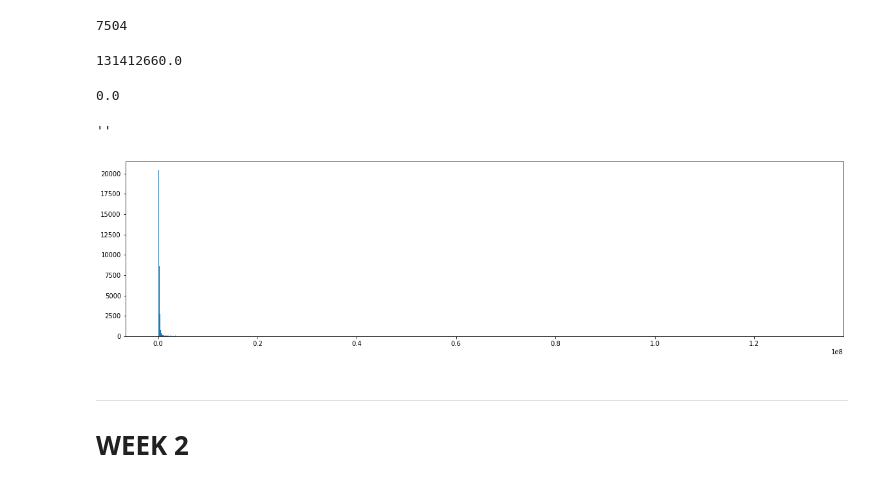
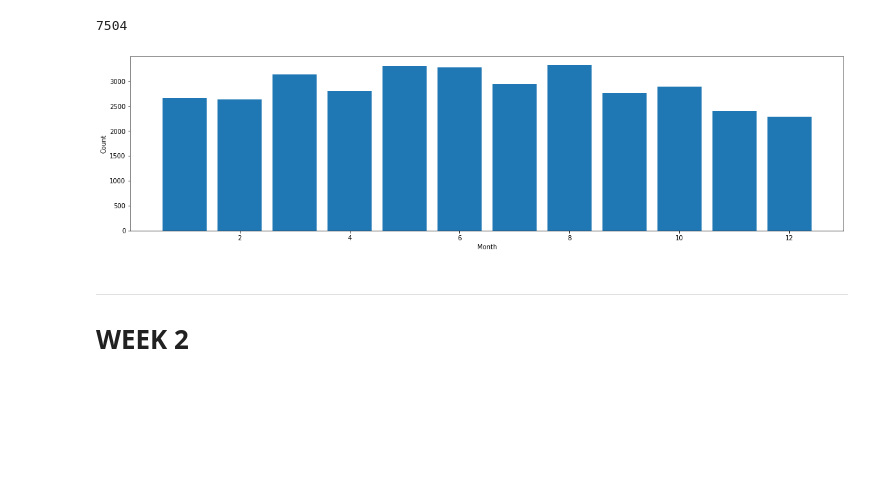
Before and after one commit to NSS-Data-Instructional-Stuff/data-analytics-jumpstart, a Jupyter notebook: da_js_dq2_testing/test_data_question.ipynb, the cells around one changed output. Saved outputs shown, nothing was run; the diff lists cells and outputs as text; code cells hidden in the pictures; blank space fills up the shorter version.

Commit message:
change cost histogram to permit count by month in week 1

```diff
--- a/da_js_dq2_testing/test_data_question.ipynb
+++ b/da_js_dq2_testing/test_data_question.ipynb
@@ -115,22 +115,18 @@ sum(description_counts[description_counts['type_desc'].str.contains('Commercial'
 sum(description_counts[(~description_counts['type_desc'].str.contains('Residential'))&(~description_counts['type_desc'].str.contains('Commercial'))]['type_desc_count'])
 # %% [output]
 7504
-# %%
-max(building_permits['cost'])
-# %% [output]
-131412660.0
-# %%
-min(building_permits['cost'])
-# %% [output]
-0.0
+# %%
+# easier method would be to just use pd.to_datetime()
+building_permits['month_entered'] = building_permits['date_entered'].str.split('/').str[0].astype(int)
+# %%
+month_count = building_permits['month_entered'].value_counts().sort_index()
 # %%
 plt.figure(figsize = (20, 5))
-plt.hist(building_permits['cost'], bins = 1000)
-#plt.yscale('log')
-;
+plt.bar(month_count.index, month_count)
+plt.xlabel('Month')
+plt.ylabel('Count');
 # %% [output]
-''
-[figure, old version]
+[figure, new version]
 # %% [markdown]
 ---
 # WEEK 2
```
Also changed, not shown: parts of 4 cells of this notebook.
